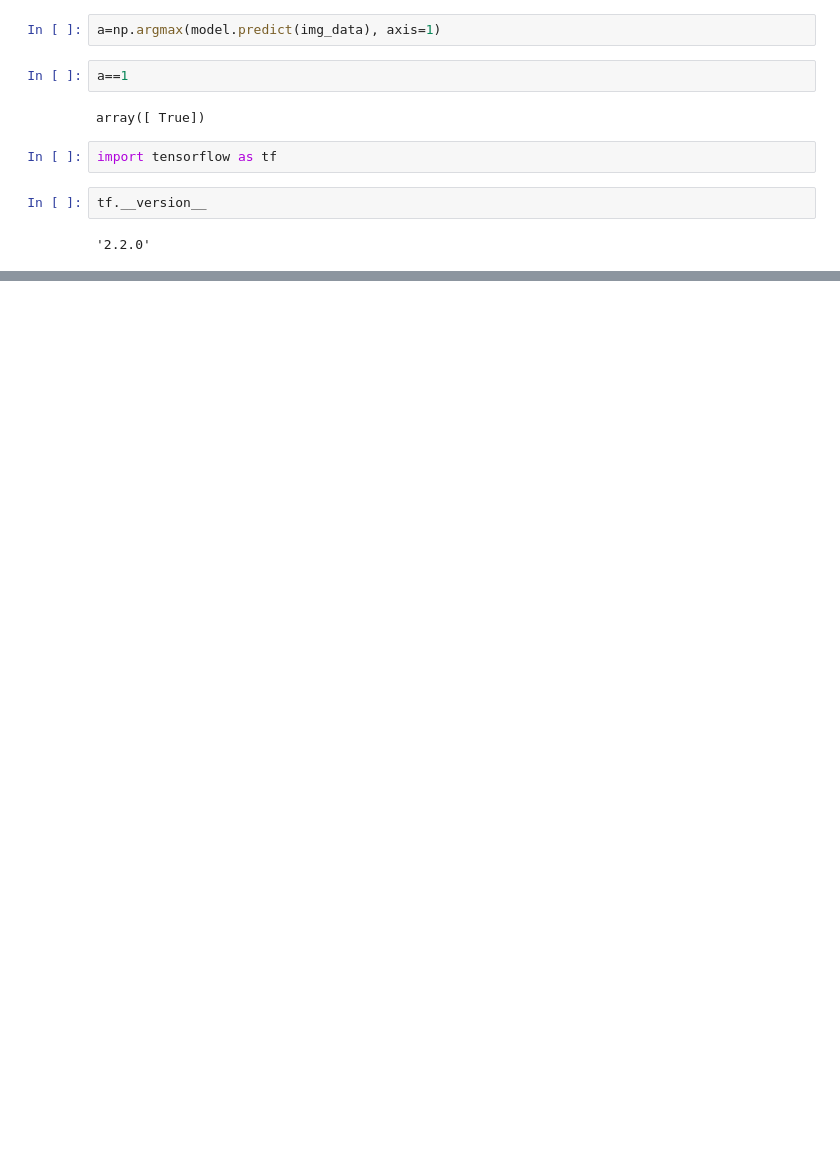
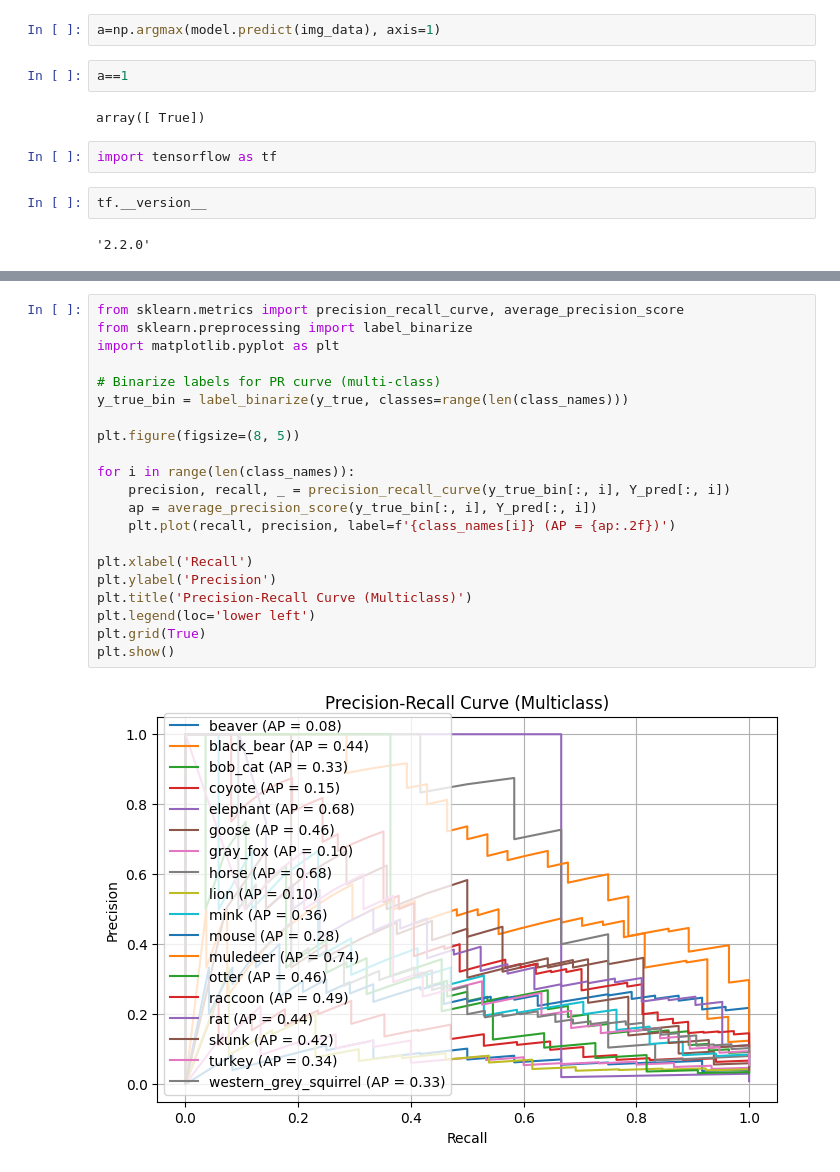
Before and after one commit to ZubiyaAzeem/Brighter-Beginnings, a Jupyter notebook: Transfer Learning Inception V3.ipynb, the cells around one changed output, grey strips where cells are left out. Saved outputs shown, nothing was run; the diff lists cells and outputs as text; blank space fills up the shorter version.

```diff
--- a/Transfer Learning Inception V3.ipynb
+++ b/Transfer Learning Inception V3.ipynb
@@ -289,0 +390,23 @@ tf.__version__
+# %%
+from sklearn.metrics import precision_recall_curve, average_precision_score
+from sklearn.preprocessing import label_binarize
+import matplotlib.pyplot as plt
+
+# Binarize labels for PR curve (multi-class)
+y_true_bin = label_binarize(y_true, classes=range(len(class_names)))
+
+plt.figure(figsize=(8, 5))
+
+for i in range(len(class_names)):
+    precision, recall, _ = precision_recall_curve(y_true_bin[:, i], Y_pred[:, i])
+    ap = average_precision_score(y_true_bin[:, i], Y_pred[:, i])
+    plt.plot(recall, precision, label=f'{class_names[i]} (AP = {ap:.2f})')
+
+plt.xlabel('Recall')
+plt.ylabel('Precision')
+plt.title('Precision-Recall Curve (Multiclass)')
+plt.legend(loc='lower left')
+plt.grid(True)
+plt.show()
+# %% [output]
+[figure, added]
```
Also changed, not shown: parts of 11 cells of this notebook.
